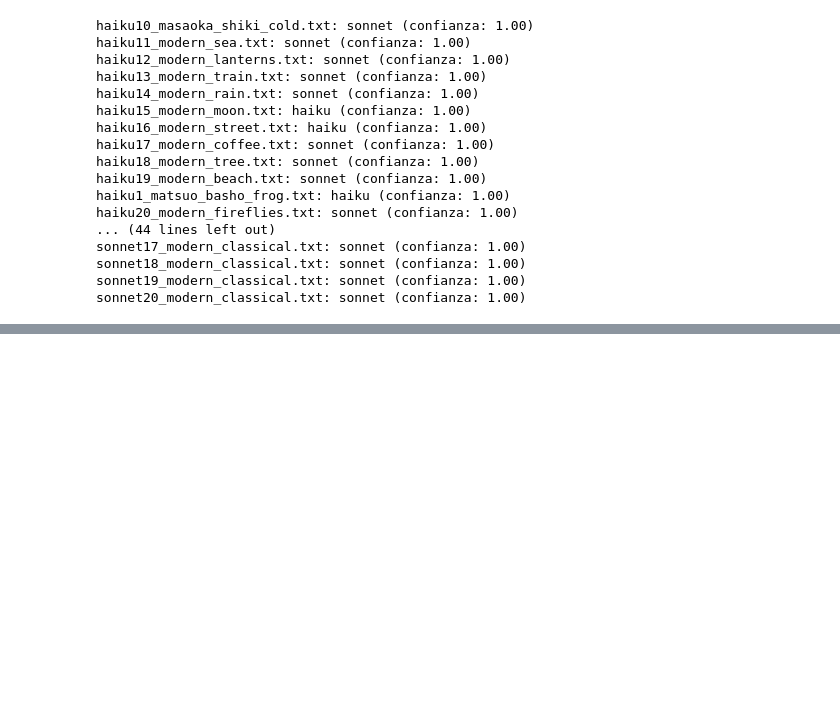
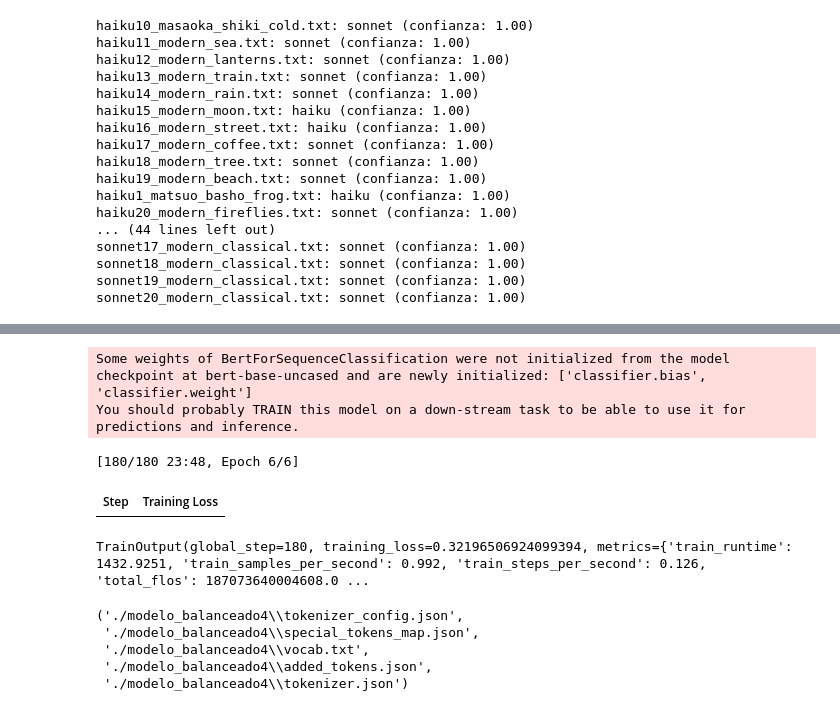
Before and after one commit to JuanAlfonso11/PracticafinalNPL, a Jupyter notebook: ProyectoFinal.ipynb, the cells around one changed output, grey strips where cells are left out. Saved outputs shown, nothing was run; the diff lists cells and outputs as text; code cells hidden in the pictures; blank space fills up the shorter version.

```diff
--- a/ProyectoFinal.ipynb
+++ b/ProyectoFinal.ipynb
@@ -321,0 +332,5 @@ sonnet20_modern_classical.txt: sonnet (confianza: 1.00)
+# %%
+from sklearn.preprocessing import LabelEncoder
+
+le = LabelEncoder()
+df['label_id'] = le.fit_transform(df['label'])
@@ -321,0 +378,6 @@ sonnet20_modern_classical.txt: sonnet (confianza: 1.00)
+# %%
+from sklearn.model_selection import train_test_split
+
+train_texts, val_texts, train_labels, val_labels = train_test_split(
+    df_balanced['text'], df_balanced['label_id'], test_size=0.2, stratify=df_balanced['label_id'], random_state=42
+)
@@ -321,0 +401,49 @@ sonnet20_modern_classical.txt: sonnet (confianza: 1.00)
+# %%
+train_dataset = train_dataset.remove_columns(['text', '__index_level_0__'])
+val_dataset = val_dataset.remove_columns(['text', '__index_level_0__'])
+
+train_dataset.set_format('torch')
+val_dataset.set_format('torch')
+# %%
+from transformers import BertForSequenceClassification, TrainingArguments, Trainer
+
+model = BertForSequenceClassification.from_pretrained("bert-base-uncased", num_labels=3)
+
+from transformers import TrainingArguments
+
+training_args = TrainingArguments(
+    output_dir="./resultados_balanceado4",
+    do_train=True,
+    do_eval=True,
+    learning_rate=2e-5,
+    per_device_train_batch_size=8,
+    per_device_eval_batch_size=8,
+    num_train_epochs=6,
+    logging_dir="./logs_balanceado4"
+)
+
+trainer = Trainer(
+    model=model,
+    args=training_args,
+    train_dataset=train_dataset,
+    eval_dataset=val_dataset,
+    tokenizer=tokenizer
+)
+
+trainer.train()
+# %% [output]
+Some weights of BertForSequenceClassification were not initialized from the model checkpoint at bert-base-uncased and are newly initialized: ['classifier.bias', 'classifier.weight']
+You should probably TRAIN this model on a down-stream task to be able to use it for predictions and inference.
+[180/180 23:48, Epoch 6/6]
+| Step | Training Loss |
+TrainOutput(global_step=180, training_loss=0.32196506924099394, metrics={'train_runtime': 1432.9251, 'train_samples_per_second': 0.992, 'train_steps_per_second': 0.126, 'total_flos': 187073640004608.0 ...
+# %%
+# Guardar modelo y tokenizer
+trainer.save_model("./modelo_balanceado4")
+tokenizer.save_pretrained("./modelo_balanceado4")
+# %% [output]
+('./modelo_balanceado4\\tokenizer_config.json',
+ './modelo_balanceado4\\special_tokens_map.json',
+ './modelo_balanceado4\\vocab.txt',
+ './modelo_balanceado4\\added_tokens.json',
+ './modelo_balanceado4\\tokenizer.json')
```
Also changed, not shown: parts of 11 cells of this notebook.
